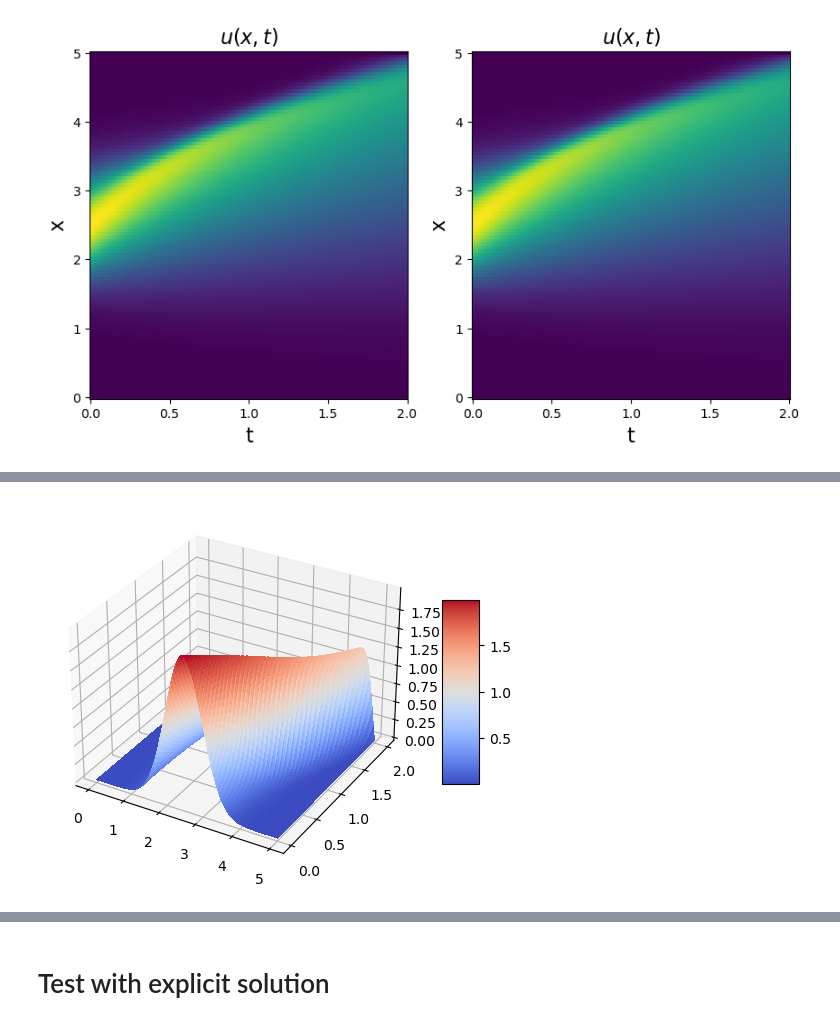
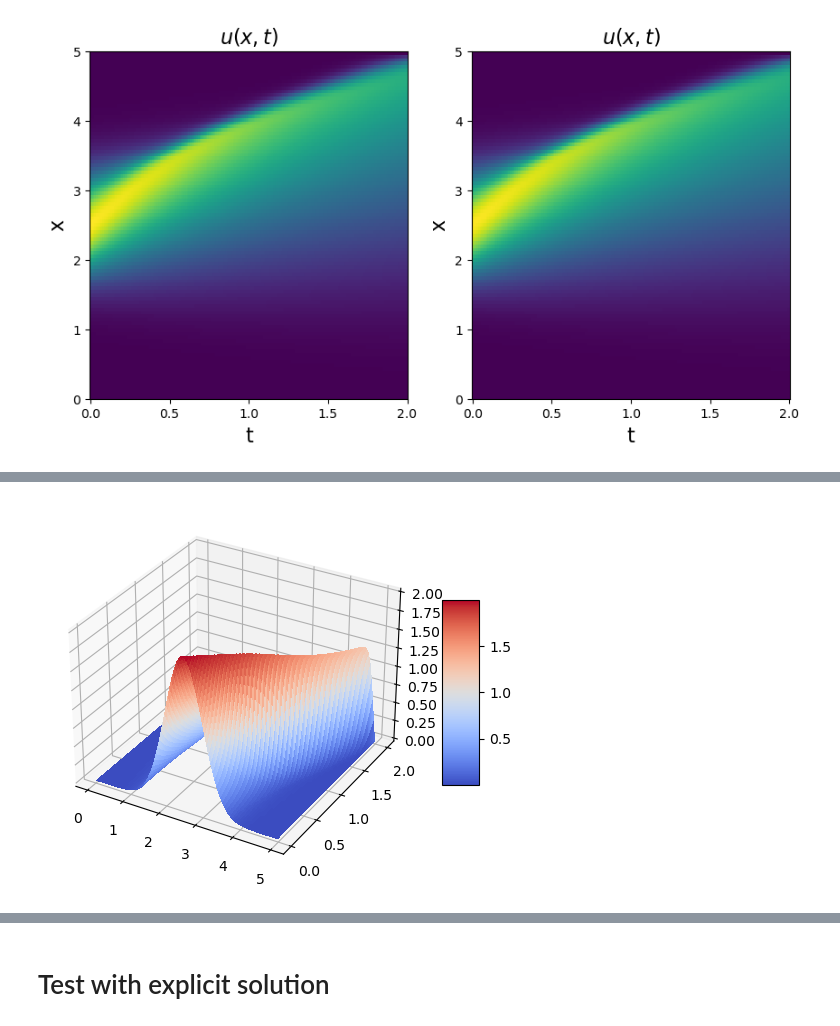
Before and after one commit to cpml-au/dctkit, a Jupyter notebook: examples/burgers.ipynb, the cells around one changed output, grey strips where cells are left out. Drawn from its saved outputs; the diff is of its cells as text; code cells hidden in the pictures.

```diff
--- a/examples/burgers.ipynb
+++ b/examples/burgers.ipynb
@@ -29,9 +32,13 @@ nx_norm = int(L_norm/ dx_norm)
 # vector containing spatial points
 x = np.linspace(0, L, nx)
 x_norm = np.linspace(0, L_norm, nx_norm)
+# circumcenters
+x_circ = (x[:-1] + x[1:])/2
+x_norm_circ = (x_norm[:-1] + x_norm[1:])/2
+
 
 # initial velocity
-u_0 = 2 * np.exp(-2 * (x - 0.5 * L)**2)
+u_0 = 2 * np.exp(-2 * (x_circ - 0.5 * L)**2)
 umax = np.max(u_0)
 # %%
 # TIME PARAMS
@@ -42,14 +49,14 @@ dt = 0.01
 dt_norm = dt*umax/L
 # number of temporal grid points
 nt = int(T / dt)
-nt_norm = int(T_norm / dt_norm)
+nt_norm = nt
 
 # vector containing time points
 t = np.linspace(0, T, nt)
 t_norm = np.linspace(0, T_norm, nt_norm)
 
 #Viscosity
-nu = 0.06
+nu = 0.05
 nu_norm = nu/(L*umax)
 # %%
 def main_run_FDM(u,x, dt, dx, nu, max_time_iter):
@@ -63,8 +70,8 @@ def main_run_FDM(u,x, dt, dx, nu, max_time_iter):
     return u
 # %%
 # Array containing velocity
-u = np.zeros([nx, nt])
-u_norm = np.zeros([nx_norm, nt_norm])
+u = np.zeros([nx-1, nt])
+u_norm = np.zeros([nx_norm-1, nt_norm])
 
 # Initial condition
 u[:, 0] = u_0
@@ -88,8 +95,8 @@ u_rescaled = u_norm*umax
 
 
 fig1, ax = plt.subplots(1, 2, figsize=(10, 5))
-ax[0].pcolormesh(t, x, u)
-ax[1].pcolormesh(t,x,u_rescaled)
+ax[0].pcolormesh(t, x_circ, u)
+ax[1].pcolormesh(t,x_circ,u_rescaled)
 ax[0].set_xlabel('t', fontsize=16)
 ax[0].set_ylabel('x', fontsize=16)
 ax[0].set_title(r'$u(x, t)$', fontsize=16)
@@ -165,13 +174,13 @@ plt.show()
 # %%
 # 3d plot u
 fig, ax = plt.subplots(subplot_kw={"projection": "3d"})
-x_mesh, t_mesh = np.meshgrid(x, t)
+x_mesh, t_mesh = np.meshgrid(x_circ, t)
 surf = ax.plot_surface(x_mesh, t_mesh, u.T, cmap=cm.coolwarm, rcount=nx, ccount=nt,
                        linewidth=0, antialiased=False)
 fig.colorbar(surf, shrink=0.5, aspect=5)
 plt.show()
 # %% [output]
-[figure, old version]
+[figure, new version]
 # %%
 # 3d plot u_sol
 fig, ax = plt.subplots(subplot_kw={"projection": "3d"})
```
Also changed, not shown: parts of 15 cells of this notebook, 2 other files.
